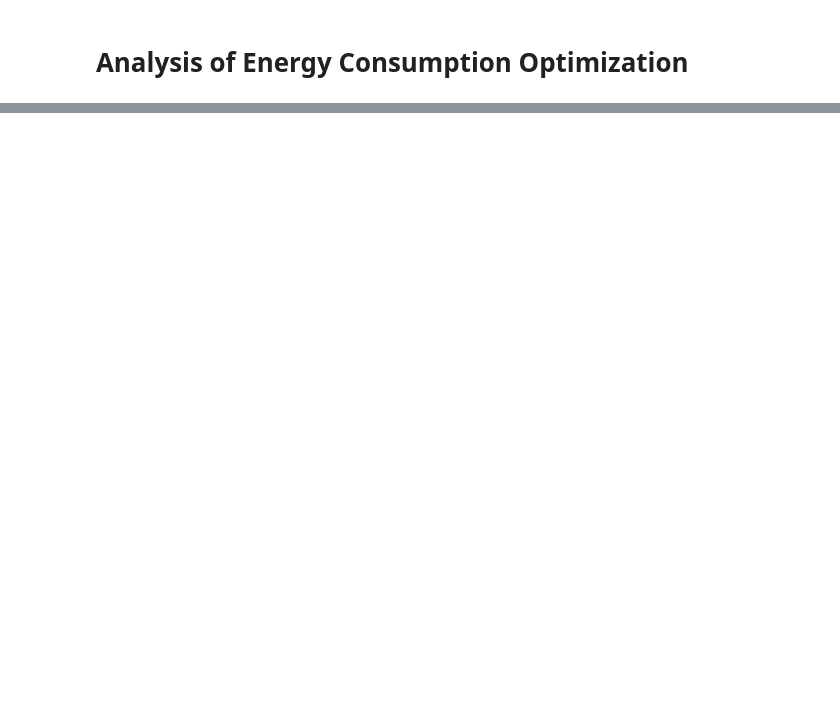
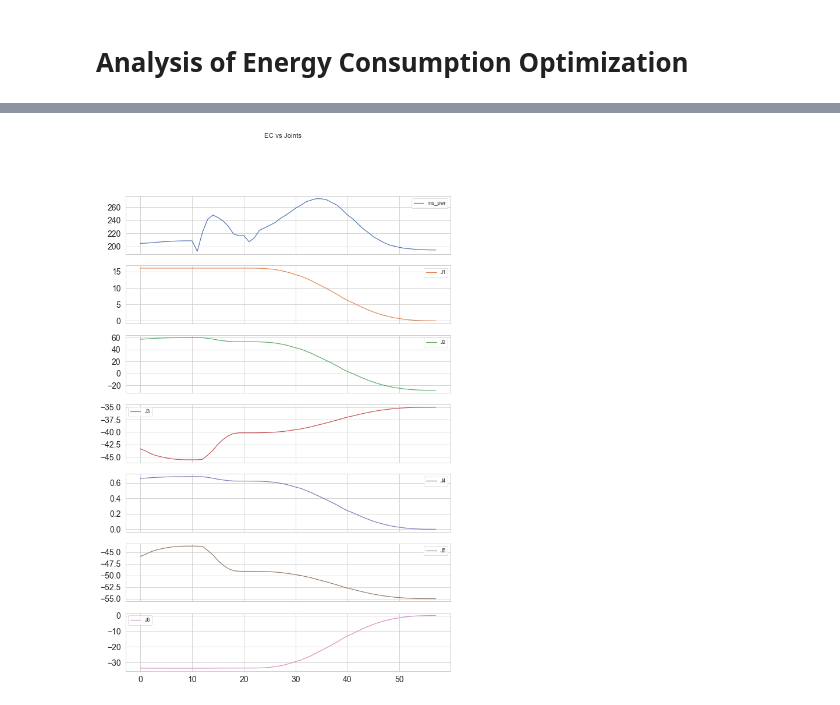
Before and after one commit to torayeff/digital-twins, a Jupyter notebook: src/Analysis.ipynb, the cells around one changed output, grey strips where cells are left out. Drawn from its saved outputs; the diff is of its cells as text; code cells hidden in the pictures; blank space fills up the shorter version.

```diff
--- a/src/Analysis.ipynb
+++ b/src/Analysis.ipynb
@@ -24,3 +30,5 @@ palette = [
 ]
 # %% [output]
 [interactive output not drawn]
+# %%
+data_dir = "data/exp_50/"
@@ -76,0 +173,13 @@ values
+# %%
+dirs = glob.glob(data_dir + "*")
+best = np.inf
+for d in dirs:
+    if os.path.isdir(d):
+        fn = os.path.join(d, "energy.db")
+        ec = utils.get_ec_from_db(fn, sampling_rate=50)
+        if ec < best:
+            best = ec
+            best_dir = d
+
+print(best)
+print(best_dir)
@@ -76,0 +190,5 @@ values
+# %%
+con = sqlite3.connect(os.path.join(best_dir, "energy.db"))
+df = pd.read_sql_query(
+    "SELECT * FROM energy_consumption;", con, parse_dates=["time_point"],
+)
@@ -76,0 +207,8 @@ values
+# %%
+df[["ins_pwr", "J1", "J2", "J3", "J4", "J5", "J6"]].plot(
+    subplots=True, sharex=True, figsize=(10, 15), fontsize=14, title="EC vs Joints"
+)
+
+plt.show()
+# %% [output]
+[figure, added]
```
Also changed, not shown: parts of 21 cells of this notebook, 4 other files.
